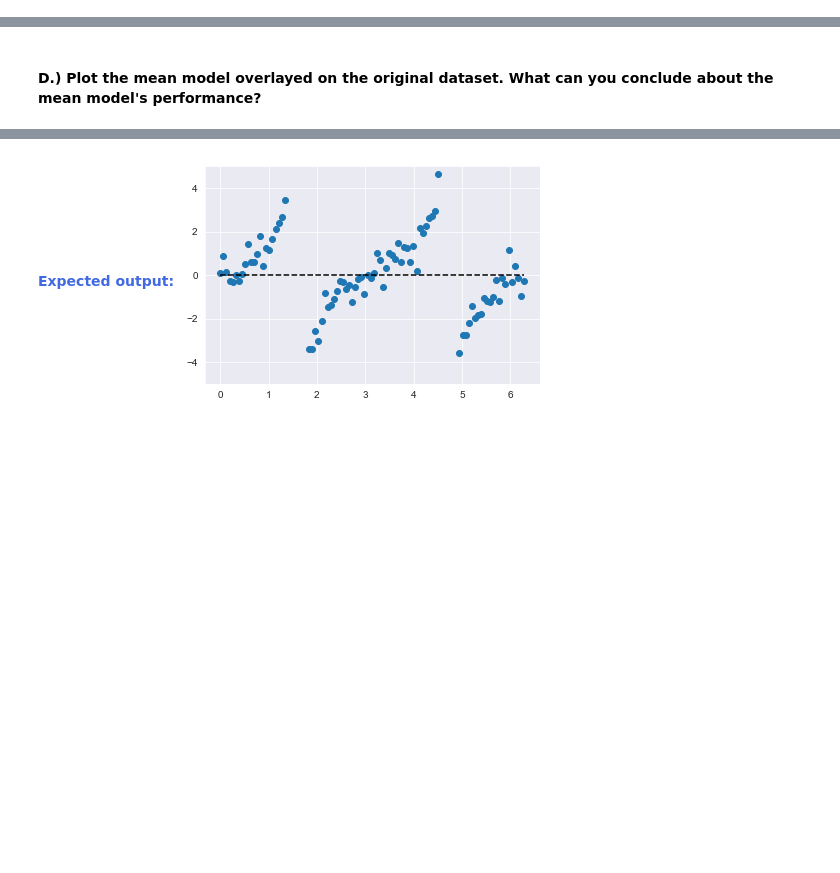
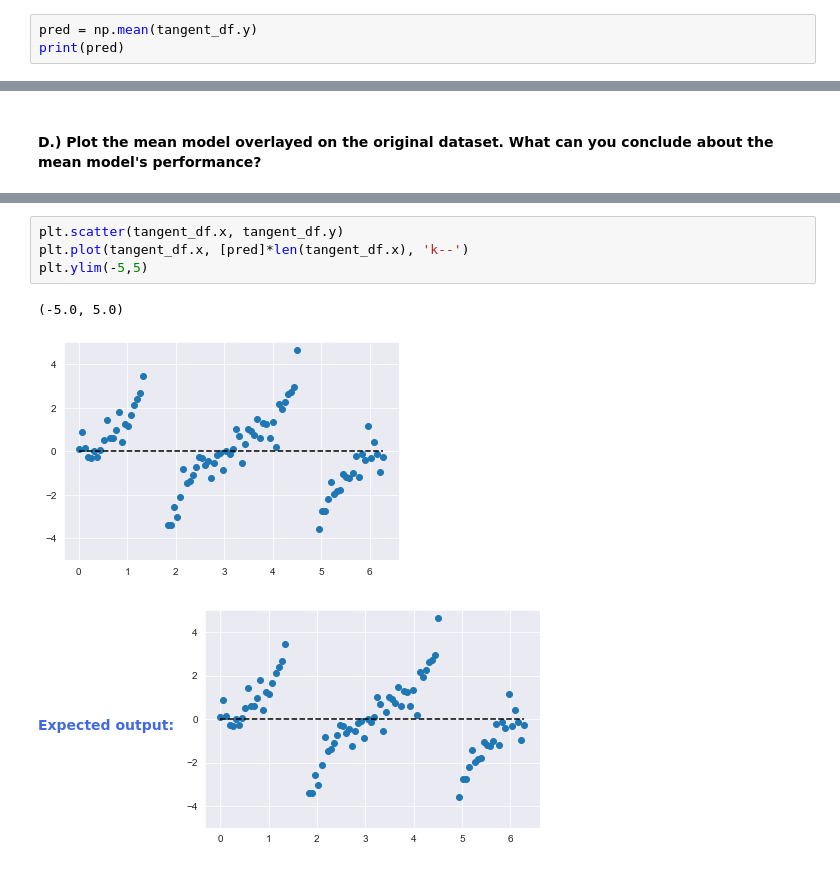
Before and after one commit to tundeiness/How_the_World_Works, a Jupyter notebook: 2 - Workbook - Starting Simple.ipynb, the cells around one changed output, grey strips where cells are left out. Drawn from its saved outputs; the diff is of its cells as text; blank space fills up the shorter version.

```diff
--- a/2 - Workbook - Starting Simple.ipynb
+++ b/2 - Workbook - Starting Simple.ipynb
@@ -344,0 +394,3 @@ Alright, let's revisit the noisy tangent simulated dataset from the previous mod
+# %%
+pred = np.mean(tangent_df.y)
+print(pred)
@@ -355,3 +406,10 @@ Alright, let's revisit the noisy tangent simulated dataset from the previous mod
+# %%
+plt.scatter(tangent_df.x, tangent_df.y)
+plt.plot(tangent_df.x, [pred]*len(tangent_df.x), 'k--')
+plt.ylim(-5,5)
+# %% [output]
+(-5.0, 5.0)
+[figure, added]
 # %% [markdown]
 <strong style="color:RoyalBlue">Expected output:</strong>
 <img src="embedded-picture-1">
```
Also changed, not shown: parts of 29 cells of this notebook, 1 other file.
